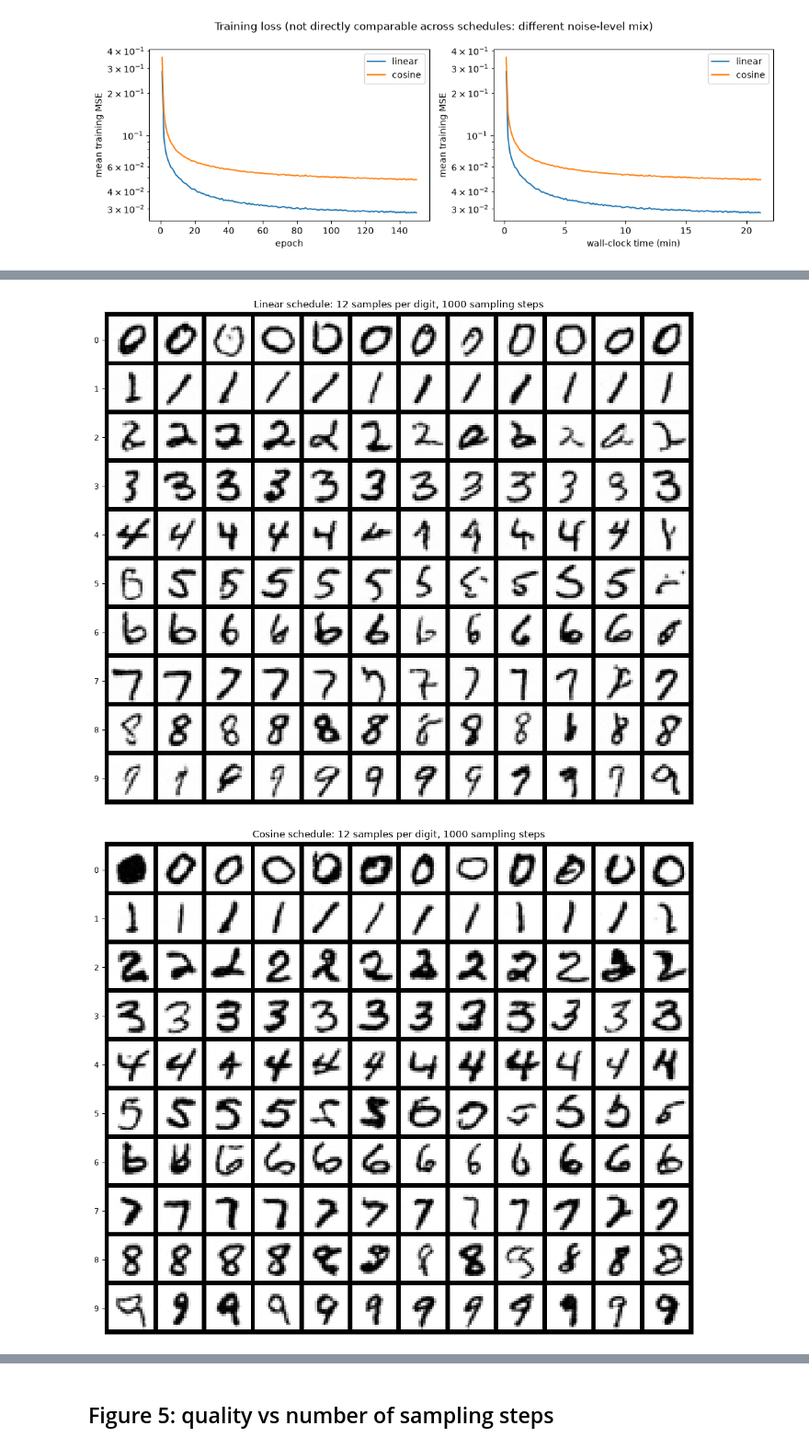
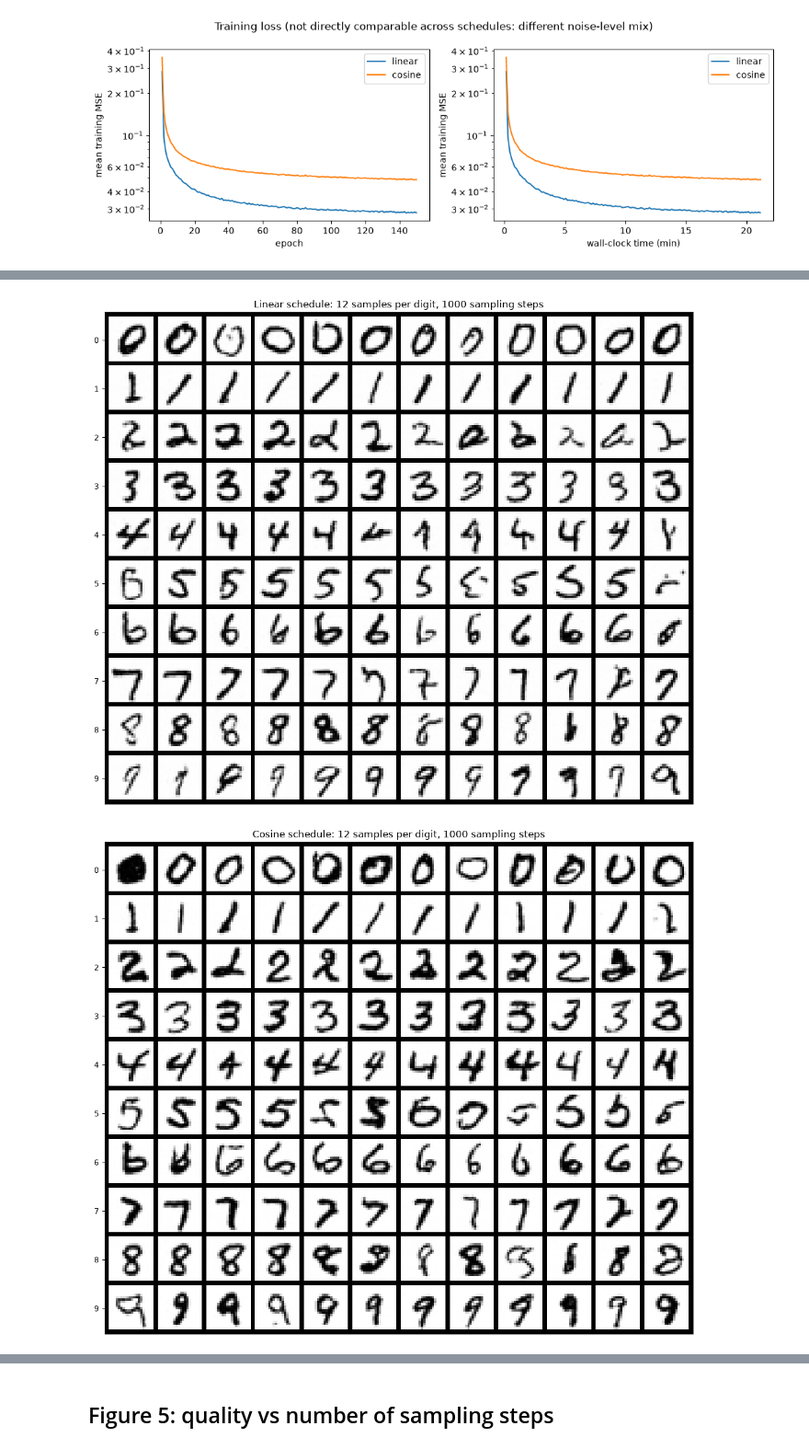
Before and after one commit to omar-thompson/IFN680---Assessments-, a Jupyter notebook: project_7/omar/main_report.ipynb, the cells around one changed output, grey strips where cells are left out. Shown at 92% size. Saved outputs shown, nothing was run; the diff lists cells and outputs as text; code cells hidden in the pictures.

```diff
--- a/project_7/omar/main_report.ipynb
+++ b/project_7/omar/main_report.ipynb
@@ -197,14 +197,21 @@ def p_sample_loop_cDDPM(model, y, sched, seed=1337, show_progress=True):
     return x.clamp(-1, 1)
 
 @torch.no_grad()
-def p_sample_loop_respaced(model, y, sched, n_steps, seed=1337, show_progress=False):
+def p_sample_loop_respaced(model, y, sched, n_steps, seed=1337, clip_denoised=True, show_progress=False):
     """
     Sampling with FEWER steps than the model was trained with (timestep respacing,
     Nichol & Dhariwal 2021, Sec. 4). Keep n_steps evenly spaced timesteps of the original
     schedule, then recompute betas from alpha_bar so the noise levels stay consistent:
         beta'_i = 1 - alpha_bar[s_i] / alpha_bar[s_{i-1}]
     The network is still given the ORIGINAL timestep index s_i.
-    With n_steps == T this reduces to p_sample_loop_cDDPM.
+
+    clip_denoised=False: the tutorial's update  x_{t-1} = (x_t - beta/sqrt(1-a_bar) * eps) / sqrt(1-beta).
+        At the first (noisiest) step of the cosine schedule beta' is ~1, so dividing by sqrt(1-beta')
+        multiplies any error in eps by 30x (K=1000) up to >3000x (K=10).
+    clip_denoised=True: the same update written via the predicted clean image x0_hat, which is clipped
+        to the valid pixel range [-1, 1] (as in the official code of Ho et al. 2020 and Nichol & Dhariwal 2021).
+        Without the clip it is mathematically identical to the tutorial update.
+    With n_steps == T and clip_denoised=False this reduces to p_sample_loop_cDDPM.
     """
     model.eval()
     torch.manual_seed(seed)
@@ -220,11 +227,15 @@ def p_sample_loop_respaced(model, y, sched, n_steps, seed=1337, show_progress=Fa
         it = tqdm(it, desc=f"Sampling ({sched['name']}, {n_steps} steps)", total=n_steps, colour='BLUE')
     for i in it:
         t = torch.full((y.shape[0],), int(use_t[i]), device=device, dtype=torch.long)
-        beta, a_bar = new_betas[i], ab[i]
+        beta, a_bar, a_bar_prev = new_betas[i], ab[i], ab_prev[i]
         pred_noise = model(x, t, y)
-        x = (x - beta / torch.sqrt(1 - a_bar) * pred_noise) / torch.sqrt(1 - beta)
-        if i > 0:
-            x = x + torch.sqrt(beta) * torch.randn_like(x)
+        if clip_denoised:
+            x0_hat = ((x - torch.sqrt(1 - a_bar) * pred_noise) / torch.sqrt(a_bar)).clamp(-1, 1)
+            mean = (torch.sqrt(a_bar_prev) * beta / (1 - a_bar)) * x0_hat \
+                 + (torch.sqrt(1 - beta) * (1 - a_bar_prev) / (1 - a_bar)) * x
+        else:
+            mean = (x - beta / torch.sqrt(1 - a_bar) * pred_noise) / torch.sqrt(1 - beta)
+        x = mean + torch.sqrt(beta) * torch.randn_like(x) if i > 0 else mean
     return x.clamp(-1, 1)
 # %%
 class DigitClassifier(nn.Module):
@@ -342,15 +353,15 @@ Standard DDPM ancestral sampling over all steps (the tutorial's Algorithm 2). Bo
 # %%
 sample_per_class = 12
 labels = torch.arange(0, 10).repeat_interleave(sample_per_class).to(device)
 full_samples = {}
 for i, name in enumerate(['linear', 'cosine']):
-    full_samples[name] = p_sample_loop_cDDPM(models[name], labels, scheds[name], seed=SAMPLE_SEED)
+    full_samples[name] = p_sample_loop_respaced(models[name], labels, scheds[name], n_steps=scheds[name]['T'], seed=SAMPLE_SEED, clip_denoised=True, show_progress=True)
     show_digit_grid(full_samples[name], sample_per_class, list(range(10)),
                     f'{name.capitalize()} schedule: 12 samples per digit, {scheds[name]["T"]} sampling steps',
                     save_path=os.path.join(FIG_DIR, f'fig{3+i}_grid_{name}_T1000.png'))
 # %% [output]
 [figure]
-[figure, old version]
+[figure, new version]
 # %%
 # Optional reference: real digits (only if the dataset file is present)
 if os.path.exists('mnist_custom.pt'):
```
Also changed, not shown: parts of 10 cells of this notebook, 8 other files.
